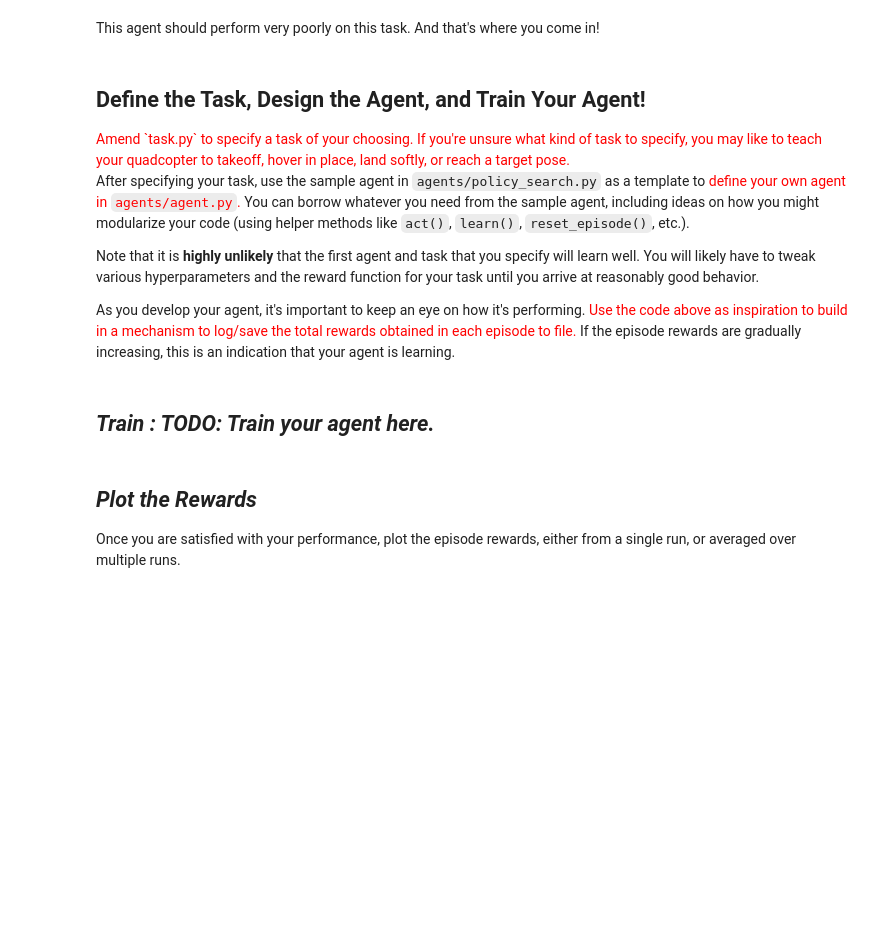
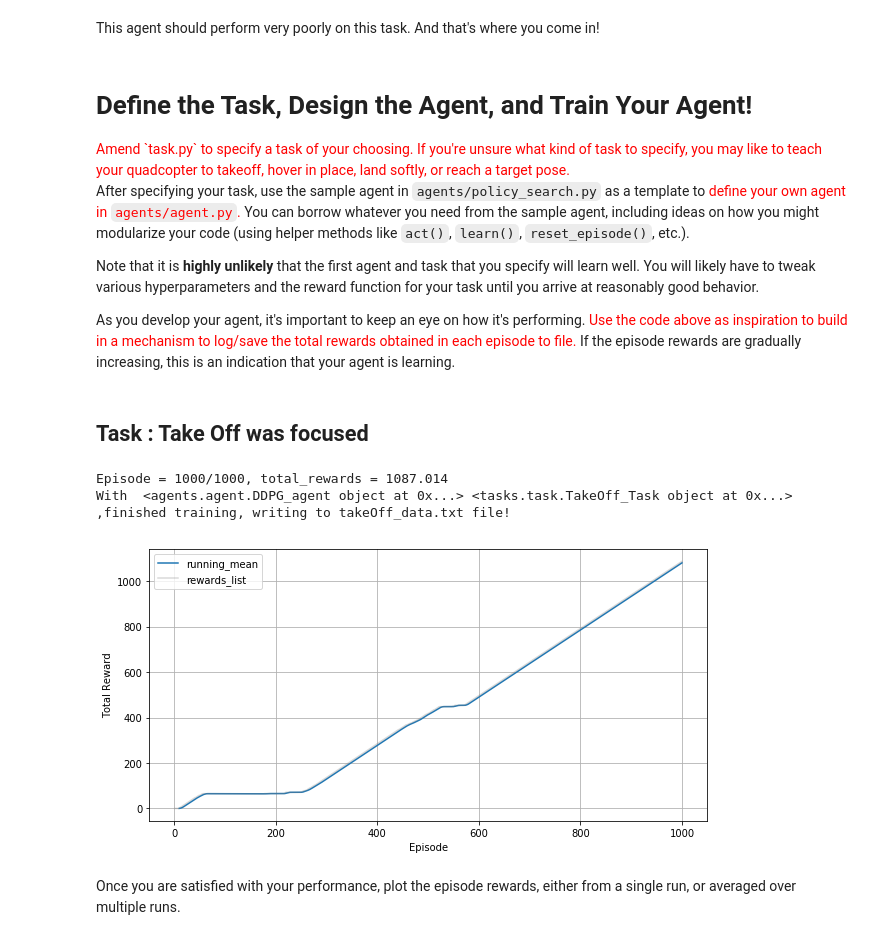
Before and after one commit to parksoy/Soyoung_Udacity_ND_DeepLearning, a Jupyter notebook: 6.Deep_Reinforcement_Learning/RL-Quadcopter-2-master/Quadcopter_Project.ipynb, the cells around one changed output. Saved outputs shown, nothing was run; the diff lists cells and outputs as text; code cells hidden in the pictures; blank space fills up the shorter version.

```diff
--- a/6.Deep_Reinforcement_Learning/RL-Quadcopter-2-master/Quadcopter_Project.ipynb
+++ b/6.Deep_Reinforcement_Learning/RL-Quadcopter-2-master/Quadcopter_Project.ipynb
@@ -258,7 +282,7 @@ Episode = 5000/5000, score =  -0.361 (best =  -0.007), noise_scale = 3.2
 # %% [markdown]
 This agent should perform very poorly on this task.  And that's where you come in!
 # %% [markdown]
-## Define the Task, Design the Agent, and Train Your Agent!
+# Define the Task, Design the Agent, and Train Your Agent!
 
 <font color='red'>
 Amend `task.py` to specify a task of your choosing.  If you're unsure what kind of task to specify, you may like to teach your quadcopter to takeoff, hover in place, land softly, or reach a target pose.  </font>
@@ -268,9 +292,67 @@ After specifying your task, use the sample agent in `agents/policy_search.py` as
 Note that it is **highly unlikely** that the first agent and task that you specify will learn well.  You will likely have to tweak various hyperparameters and the reward function for your task until you arrive at reasonably good behavior.
 
 As you develop your agent, it's important to keep an eye on how it's performing. <font color='red'>  Use the code above as inspiration to build in a mechanism to log/save the total rewards obtained in each episode to file.  </font> If the episode rewards are gradually increasing, this is an indication that your agent is learning.
-# %% [markdown]
-## _Train :  TODO: Train your agent here._
+# %% [markdown]
+## Task : Take Off was focused
+# %%
+## TODO: Train your agent here.
+import sys
+import pandas as pd
+from agents.agent import DDPG_agent, PolicySearch_Agent
+from tasks.task import basic_Task, TakeOff_Task
+
+
+# Write to txt file Setup
+file_output = 'takeOff_data.txt'
+labels = ['time', 'x', 'y', 'z', \
+          'phi', 'theta', 'psi', \
+          'x_velocity','y_velocity', 'z_velocity',\
+          'phi_velocity', 'theta_velocity','psi_velocity',\
+          'rotor_speed1', 'rotor_speed2', 'rotor_speed3', 'rotor_speed4']
+results = {x : [] for x in labels}
+num_episodes = 1000
+
+#Training setup
+target_pos = np.array([0., 0., 100.])
+task = TakeOff_Task(target_pos=target_pos) #basic_Task(target_pos=target_pos)
+agent = DDPG_agent(task)
+rewards_list = []
+total_rewards=0
+
+# Run the simulation, and save the results.
+with open(file_output, 'w') as csvfile:
+    writer = csv.writer(csvfile)
+    writer.writerow(labels)
+
+    for i_episode in range(1, num_episodes+1):
+        state = agent.reset_episode() # start a new episode
+        while True:
+            #print("episode=", i_episode, "Processing  agent.act , task.step(action), agent.step(reward, done)...")
+            action = agent.act(state)
+            next_state, reward, done = task.step(action)
+            agent.step(action, reward, next_state, done)
+            state = next_state
+            total_rewards += reward
+            to_write = [task.sim.time]+list(task.sim.pose)+list(task.sim.v)+list(task.sim.angular_v)+list(action)
+            for ii in range(len(labels)):
+                results[labels[ii]].append(to_write[ii])
+                writer.writerow(to_write)
+
+            if done:
+                print("\rEpisode = {:4d}/{}, total_rewards = {:7.3f} "\
+                      .format(i_episode, num_episodes, total_rewards), end="")  # [debug]
+                rewards_list.append((i_episode, total_rewards))
+                #print("\n")
+                break
+        sys.stdout.flush()
+
+print("\nWith ",agent, task, ",finished training, writing to takeOff_data.txt file!")
+
+## TODO: Plot the rewards.
+plot_rewards(rewards_list)
+# %% [output]
+Episode = 1000/1000, total_rewards = 1087.014
+With  <agents.agent.DDPG_agent object at 0x...> <tasks.task.TakeOff_Task object at 0x...> ,finished training, writing to takeOff_data.txt file!
+[figure, added]
 # %% [markdown]
-## _Plot the Rewards_
-
 Once you are satisfied with your performance, plot the episode rewards, either from a single run, or averaged over multiple runs.
```
Also changed, not shown: parts of 28 cells of this notebook, 15 other files.
